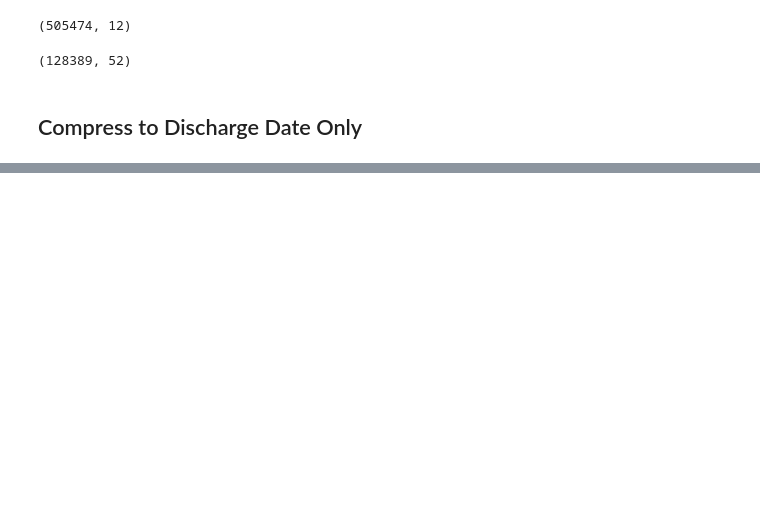
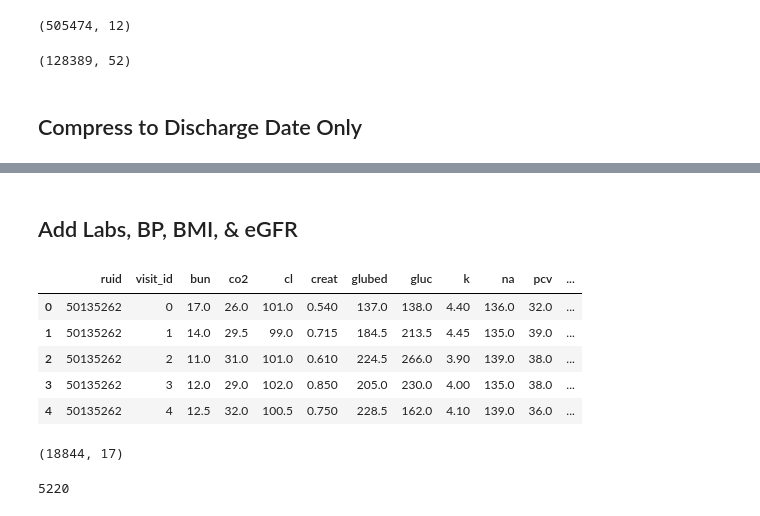
Before and after one commit to alvinjeffery/Bios8366_project, a Jupyter notebook: code/merging.ipynb, the cells around one changed output, grey strips where cells are left out. Saved outputs shown, nothing was run; the diff lists cells and outputs as text; code cells hidden in the pictures; blank space fills up the shorter version.

```diff
--- a/code/merging.ipynb
+++ b/code/merging.ipynb
@@ -148 +198,23 @@ merged.tail()
 5 rows × 51 columns
+# %% [markdown]
+## Add Labs, BP, BMI, & eGFR
+# %%
+labs_bp_bmi_egfr = (pd.read_csv(dir + './labs_bp_bmi_egfr_table_112418.csv')
+                      .drop(columns='Unnamed: 0'))
+
+labs_bp_bmi_egfr.head()
+# %% [output]
+|  | ruid | visit_id | bun | co2 | cl | creat | glubed | gluc | k | na | pcv | ... |
+| 0 | 50135262 | 0 | 17.0 | 26.0 | 101.0 | 0.540 | 137.0 | 138.0 | 4.40 | 136.0 | 32.0 | ... |
+| 1 | 50135262 | 1 | 14.0 | 29.5 | 99.0 | 0.715 | 184.5 | 213.5 | 4.45 | 135.0 | 39.0 | ... |
+| 2 | 50135262 | 2 | 11.0 | 31.0 | 101.0 | 0.610 | 224.5 | 266.0 | 3.90 | 139.0 | 38.0 | ... |
+| 3 | 50135262 | 3 | 12.0 | 29.0 | 102.0 | 0.850 | 205.0 | 230.0 | 4.00 | 135.0 | 38.0 | ... |
+| 4 | 50135262 | 4 | 12.5 | 32.0 | 100.5 | 0.750 | 228.5 | 162.0 | 4.10 | 139.0 | 36.0 | ... |
+# %%
+labs_bp_bmi_egfr.shape
+# %% [output]
+(18844, 17)
+# %%
+len(np.unique(labs_bp_bmi_egfr.ruid))
+# %% [output]
+5220
```
Also changed, not shown: parts of 20 cells of this notebook.
